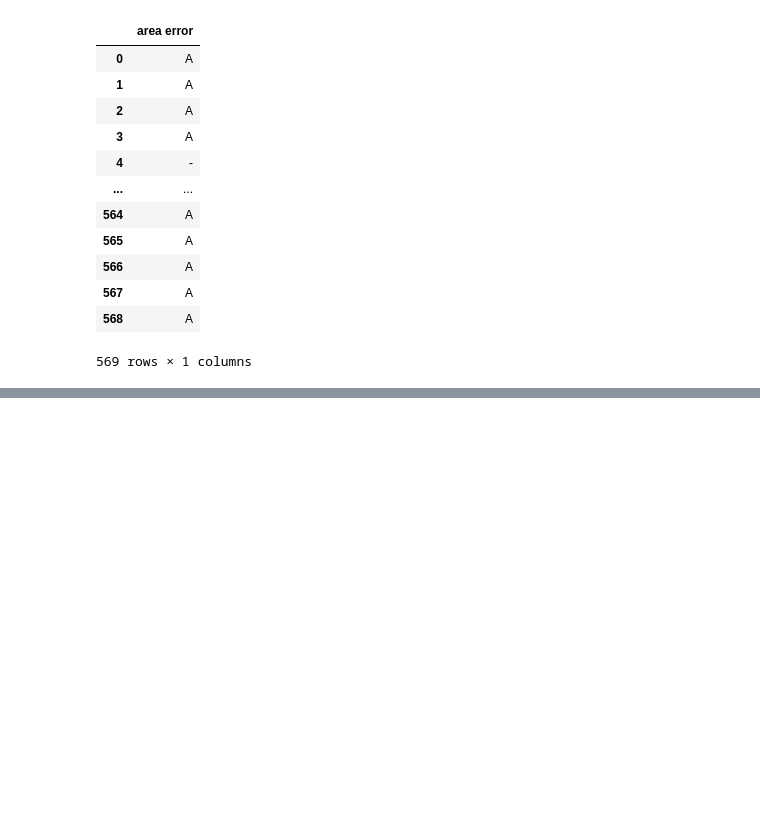
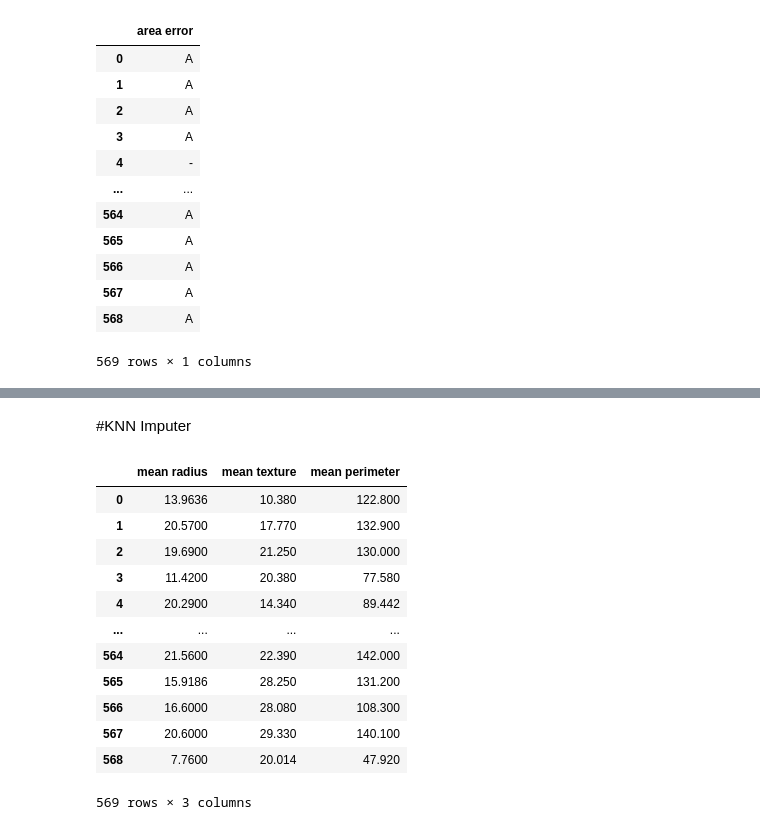
Before and after one commit to CHERUGAD/Machine_learning, a Jupyter notebook: datacleaning.ipynb, the cells around one changed output, grey strips where cells are left out. Cells and saved outputs as stored; diff of their text form; code cells hidden in the pictures; blank space fills up the shorter version.

Commit message:
Using KNNImputer for filling the null or missing values

```diff
--- a/datacleaning.ipynb
+++ b/datacleaning.ipynb
@@ -273,0 +290,3 @@ df4
+# %%
+x = df.iloc[:, 0:3]
+x
@@ -273,0 +307,2 @@ df4
+# %% [markdown]
+#KNN Imputer
@@ -273,0 +311,20 @@ df4
+# %%
+cleaner = KNNImputer(n_neighbors=5)
+cleaner.fit(x)
+df5 = pd.DataFrame(cleaner.transform(x), columns=x.columns)
+# %%
+df5
+# %% [output]
+|  | mean radius | mean texture | mean perimeter |
+| 0 | 13.9636 | 10.380 | 122.800 |
+| 1 | 20.5700 | 17.770 | 132.900 |
+| 2 | 19.6900 | 21.250 | 130.000 |
+| 3 | 11.4200 | 20.380 | 77.580 |
+| 4 | 20.2900 | 14.340 | 89.442 |
+| ... | ... | ... | ... |
+| 564 | 21.5600 | 22.390 | 142.000 |
+| 565 | 15.9186 | 28.250 | 131.200 |
+| 566 | 16.6000 | 28.080 | 108.300 |
+| 567 | 20.6000 | 29.330 | 140.100 |
+| 568 | 7.7600 | 20.014 | 47.920 |
+569 rows × 3 columns
```
Also changed, not shown: parts of 5 cells of this notebook.
